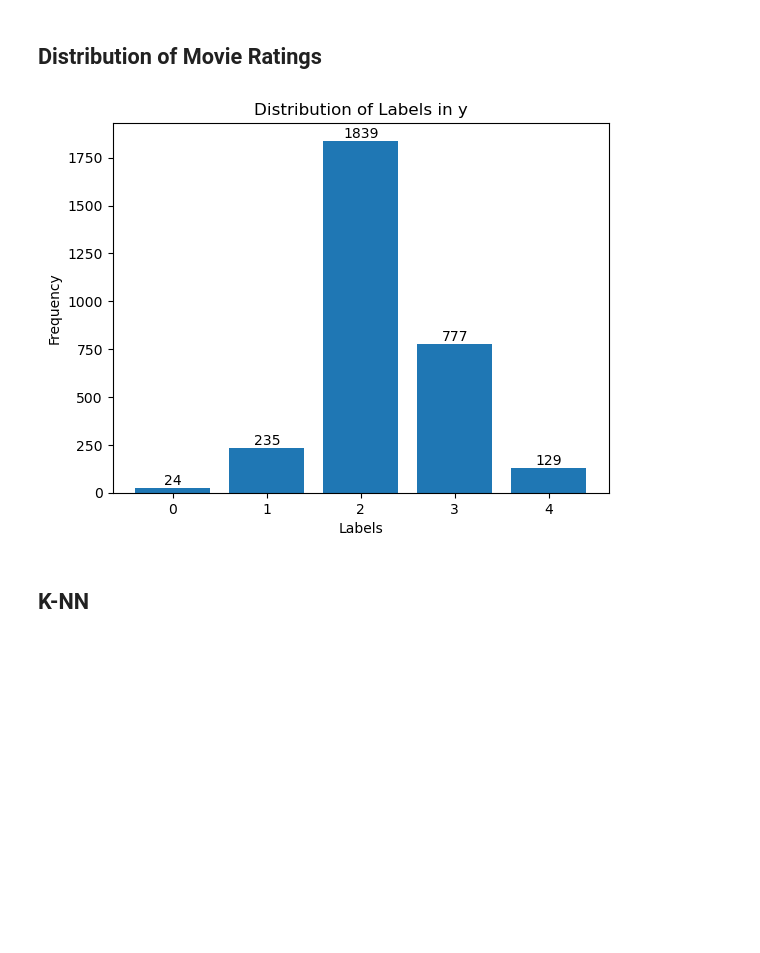
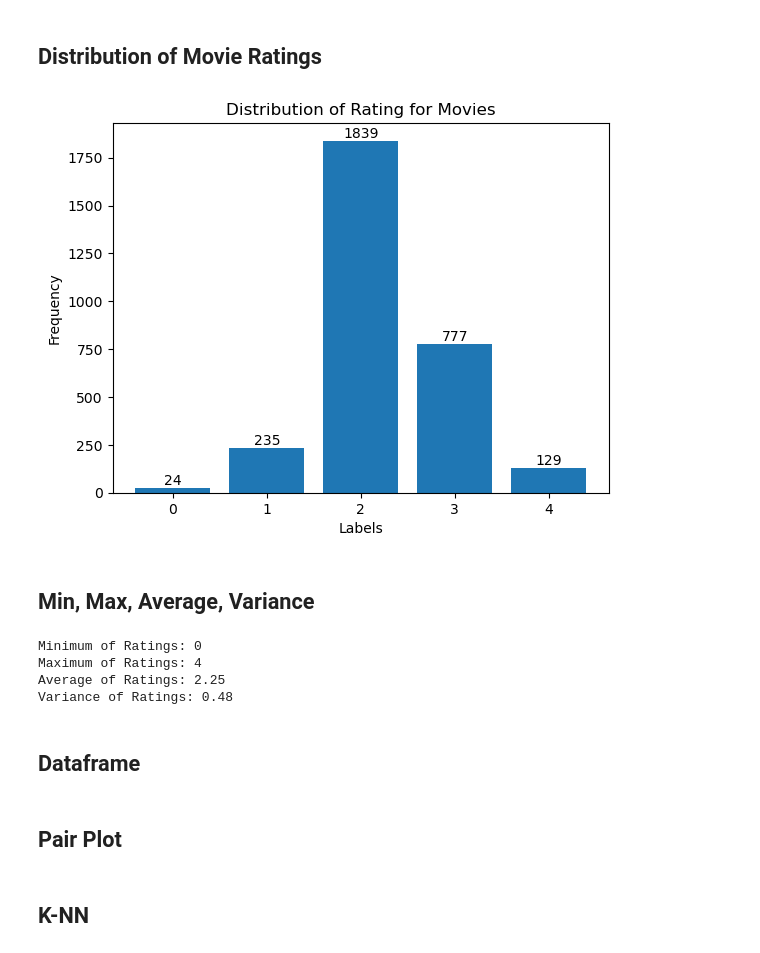
Before and after one commit to JZYNX/ML-assignment-2, a Jupyter notebook: COMP30027-Project2.ipynb, the cells around one changed output. Saved outputs shown, nothing was run; the diff lists cells and outputs as text; code cells hidden in the pictures; blank space fills up the shorter version.

```diff
--- a/COMP30027-Project2.ipynb
+++ b/COMP30027-Project2.ipynb
@@ -173,15 +368,29 @@ Index(['id', 'director_name', 'num_critic_for_reviews', 'duration',
 # %%
 # Plot bar plot of y
 counts = np.bincount(y)
 plt.bar(range(len(counts)), counts)
 plt.xlabel('Labels')
 plt.ylabel('Frequency')
-plt.title('Distribution of Labels in y')
+plt.title('Distribution of Rating for Movies')
 
 # Annotate each bar with its count
 for i, count in enumerate(counts):
     plt.text(i, count, str(count), ha='center', va='bottom')
 
 plt.show()
 # %% [output]
-[figure, old version]
+[figure, new version]
+# %% [markdown]
+## Min, Max, Average, Variance
+# %%
+print("Minimum of Ratings:", round(min(y),2))
+print("Maximum of Ratings:", round(max(y),2))
+print("Average of Ratings:", round(np.mean(y),2))
+print("Variance of Ratings:",round(np.var(y),2))
+# %% [output]
+Minimum of Ratings: 0
+Maximum of Ratings: 4
+Average of Ratings: 2.25
+Variance of Ratings: 0.48
+# %% [markdown]
+## Dataframe
@@ -187,0 +454,2 @@ plt.show()
+# %% [markdown]
+## Pair Plot
```
Also changed, not shown: parts of 35 cells of this notebook, 7 other files.
